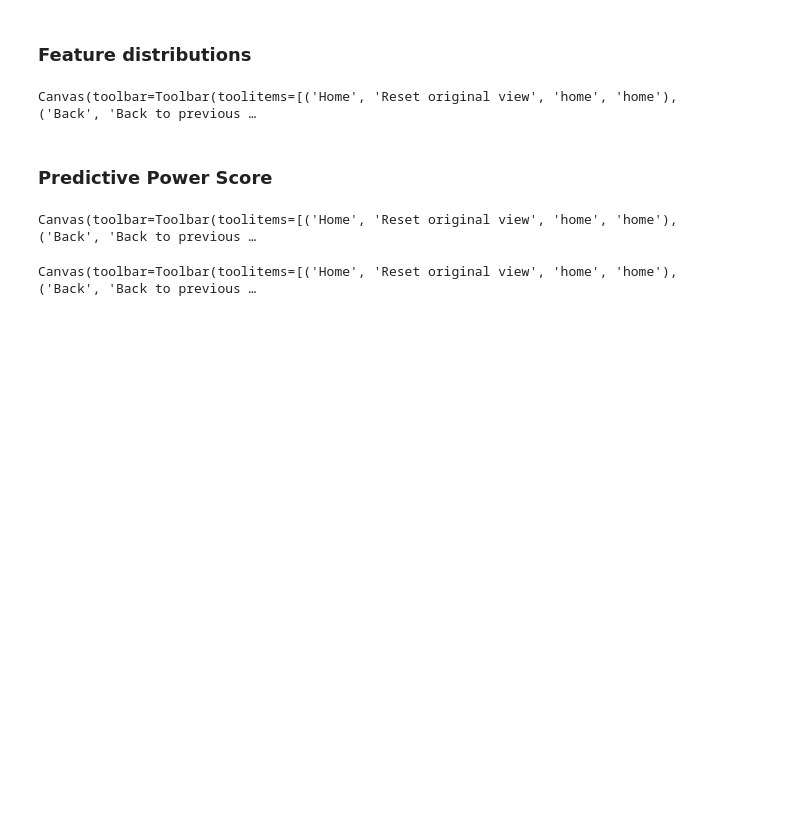
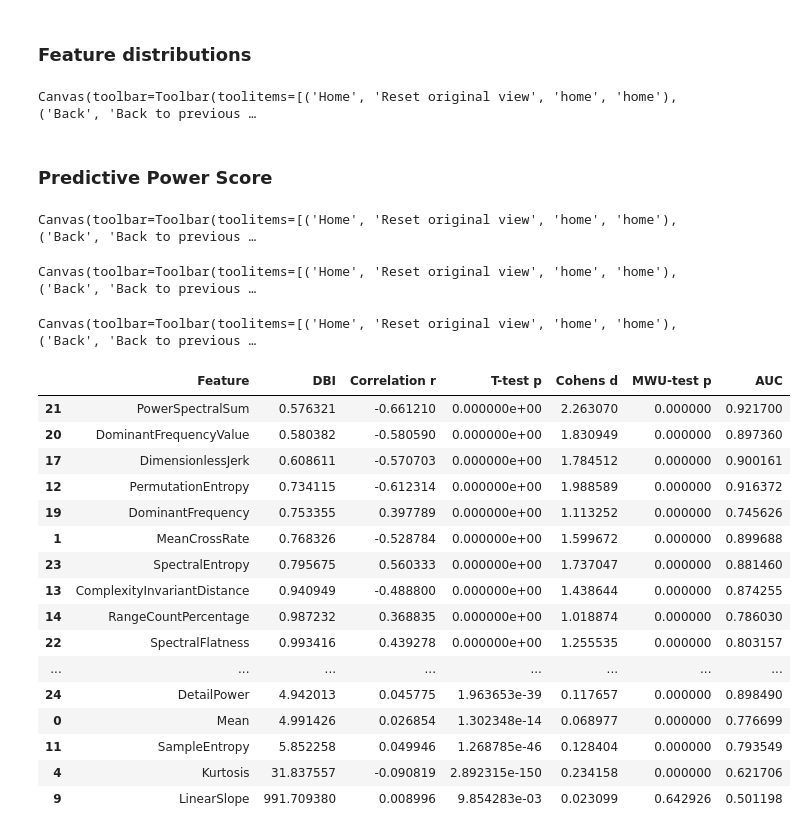
Before and after one commit to pfizer-opensource/scikit-digital-health, a Jupyter notebook: scripts/feature_exploration/feature-exploration.ipynb, the cells around one changed output. Drawn from its saved outputs; the diff is of its cells as text; code cells hidden in the pictures; blank space fills up the shorter version.

```diff
--- a/scripts/feature_exploration/feature-exploration.ipynb
+++ b/scripts/feature_exploration/feature-exploration.ipynb
@@ -76,7 +81,7 @@ feats['Labels'] = Y
 # %%
 plt.close('all')
 
-f, ax = plt.subplots(nrows=6, ncols=4, figsize=(10, 10), sharex=True)
+f, ax = plt.subplots(nrows=7, ncols=4, figsize=(10, 10), sharex=True)
 
 j, k = 0, 0
 for i, ft in enumerate([i.parent._name for i in FB._feat_list]):
@@ -118,0 +127,18 @@ Canvas(toolbar=Toolbar(toolitems=[('Home', 'Reset original view', 'home', 'home'
+# %%
+pca = PCA(n_components=5)
+x_pca = pca.fit_transform(feats)
+# %%
+f, ax = plt.subplots(nrows=5, ncols=5, figsize=(10, 6))
+for i in range(5):
+    for j in range(5):
+        ax[i, j].loglog(x_pca[~Y.astype(bool), i], x_pca[~Y.astype(bool), j], '.', color='C0', label='Non-gait')
+        ax[i, j].loglog(x_pca[Y.astype(bool), i], x_pca[Y.astype(bool), j], '.', color='C1', label='Gait')
+
+for i in range(5):
+    ax[i, 0].set_ylabel(f'PC {i}')
+for j in range(5):
+    ax[-1, j].set_xlabel(f'PC {j}')
+
+f.tight_layout()
+# %% [output]
+Canvas(toolbar=Toolbar(toolitems=[('Home', 'Reset original view', 'home', 'home'), ('Back', 'Back to previous …
@@ -118,0 +147,32 @@ Canvas(toolbar=Toolbar(toolitems=[('Home', 'Reset original view', 'home', 'home'
+# %%
+sep_df = pd.DataFrame()
+sep_df['Feature'] = feat_names
+
+sep_df['DBI'], db_rank = db_2class(X_feat, Y)
+sep_df['Correlation r'] = corr_select(X_feat, Y)
+sep_df['T-test p'], sep_df['Cohens d'] = ttest_select(X_feat, Y)
+sep_df['MWU-test p'], _ = mwu_select(X_feat, Y)
+sep_df['AUC'] = auc_score(X_feat, Y)
+
+sep_df['Cohens d'] = sep_df['Cohens d'].abs()
+sep_df['AUC'] = sep_df['AUC'].apply(lambda i: 1 - i if i < 0.5 else i)
+# %%
+sep_df.sort_values('DBI')
+# %% [output]
+|  | Feature | DBI | Correlation r | T-test p | Cohens d | MWU-test p | AUC |
+| 21 | PowerSpectralSum | 0.576321 | -0.661210 | 0.000000e+00 | 2.263070 | 0.000000 | 0.921700 |
+| 20 | DominantFrequencyValue | 0.580382 | -0.580590 | 0.000000e+00 | 1.830949 | 0.000000 | 0.897360 |
+| 17 | DimensionlessJerk | 0.608611 | -0.570703 | 0.000000e+00 | 1.784512 | 0.000000 | 0.900161 |
+| 12 | PermutationEntropy | 0.734115 | -0.612314 | 0.000000e+00 | 1.988589 | 0.000000 | 0.916372 |
+| 19 | DominantFrequency | 0.753355 | 0.397789 | 0.000000e+00 | 1.113252 | 0.000000 | 0.745626 |
+| 1 | MeanCrossRate | 0.768326 | -0.528784 | 0.000000e+00 | 1.599672 | 0.000000 | 0.899688 |
+| 23 | SpectralEntropy | 0.795675 | 0.560333 | 0.000000e+00 | 1.737047 | 0.000000 | 0.881460 |
+| 13 | ComplexityInvariantDistance | 0.940949 | -0.488800 | 0.000000e+00 | 1.438644 | 0.000000 | 0.874255 |
+| 14 | RangeCountPercentage | 0.987232 | 0.368835 | 0.000000e+00 | 1.018874 | 0.000000 | 0.786030 |
+| 22 | SpectralFlatness | 0.993416 | 0.439278 | 0.000000e+00 | 1.255535 | 0.000000 | 0.803157 |
+| ... | ... | ... | ... | ... | ... | ... | ... |
+| 24 | DetailPower | 4.942013 | 0.045775 | 1.963653e-39 | 0.117657 | 0.000000 | 0.898490 |
+| 0 | Mean | 4.991426 | 0.026854 | 1.302348e-14 | 0.068977 | 0.000000 | 0.776699 |
+| 11 | SampleEntropy | 5.852258 | 0.049946 | 1.268785e-46 | 0.128404 | 0.000000 | 0.793549 |
+| 4 | Kurtosis | 31.837557 | -0.090819 | 2.892315e-150 | 0.234158 | 0.000000 | 0.621706 |
+| 9 | LinearSlope | 991.709380 | 0.008996 | 9.854283e-03 | 0.023099 | 0.642926 | 0.501198 |
```
Also changed, not shown: parts of 9 cells of this notebook, 2 other files.
